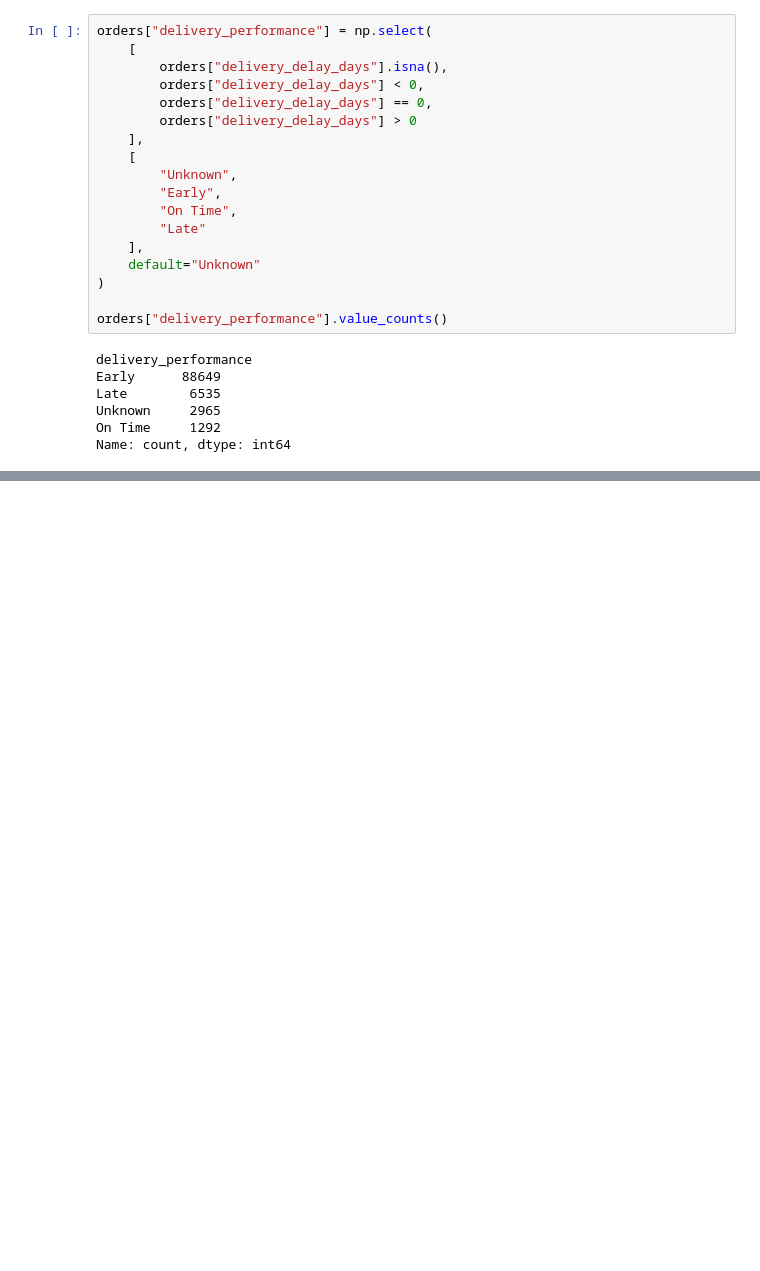
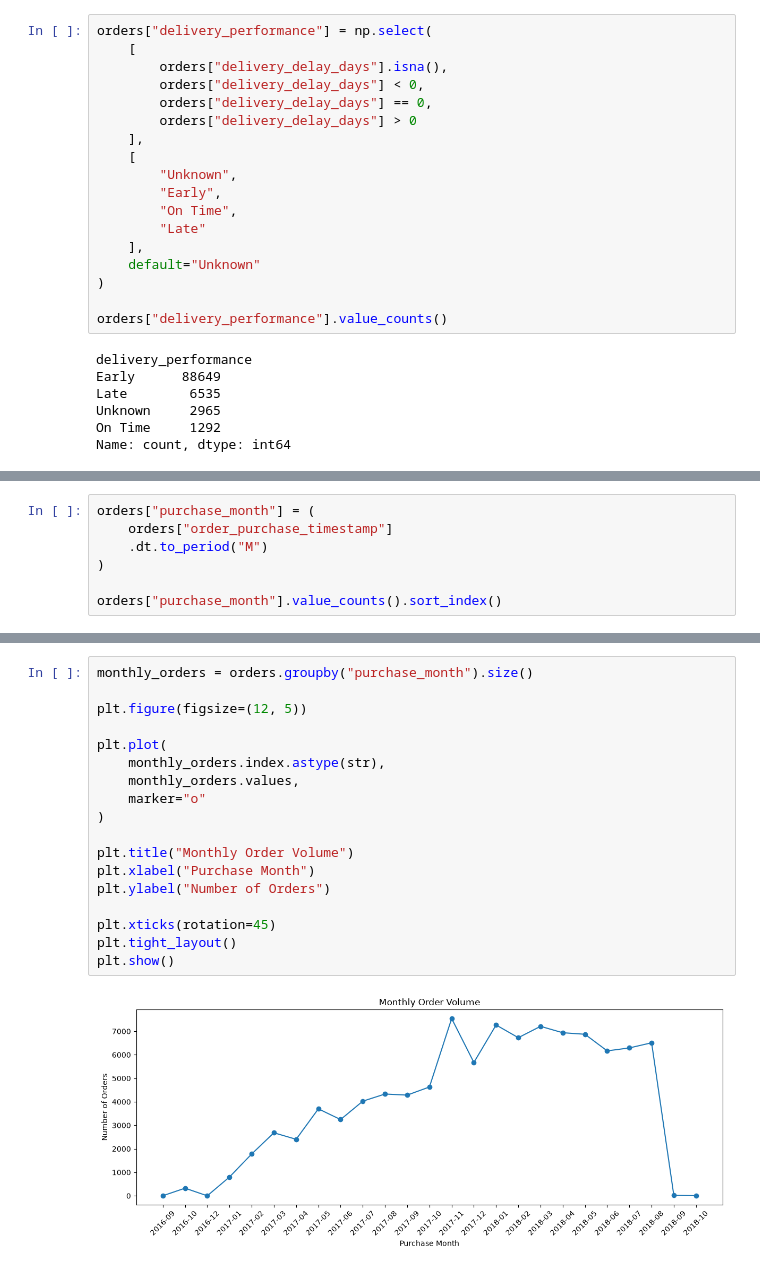
Before and after one commit to PoojaMandal7355/olist-ecommerce-analytics, a Jupyter notebook: notebooks/01_olist_eda.ipynb, the cells around one changed output, grey strips where cells are left out. Saved outputs shown, nothing was run; the diff lists cells and outputs as text; blank space fills up the shorter version.

```diff
--- a/notebooks/01_olist_eda.ipynb
+++ b/notebooks/01_olist_eda.ipynb
@@ -472,0 +489,7 @@ Name: count, dtype: int64
+# %%
+orders["purchase_month"] = (
+    orders["order_purchase_timestamp"]
+    .dt.to_period("M")
+)
+
+orders["purchase_month"].value_counts().sort_index()
@@ -472,0 +561,20 @@ Name: count, dtype: int64
+# %%
+monthly_orders = orders.groupby("purchase_month").size()
+
+plt.figure(figsize=(12, 5))
+
+plt.plot(
+    monthly_orders.index.astype(str),
+    monthly_orders.values,
+    marker="o"
+)
+
+plt.title("Monthly Order Volume")
+plt.xlabel("Purchase Month")
+plt.ylabel("Number of Orders")
+
+plt.xticks(rotation=45)
+plt.tight_layout()
+plt.show()
+# %% [output]
+[figure, added]
```
Also changed, not shown: parts of 12 cells of this notebook.
